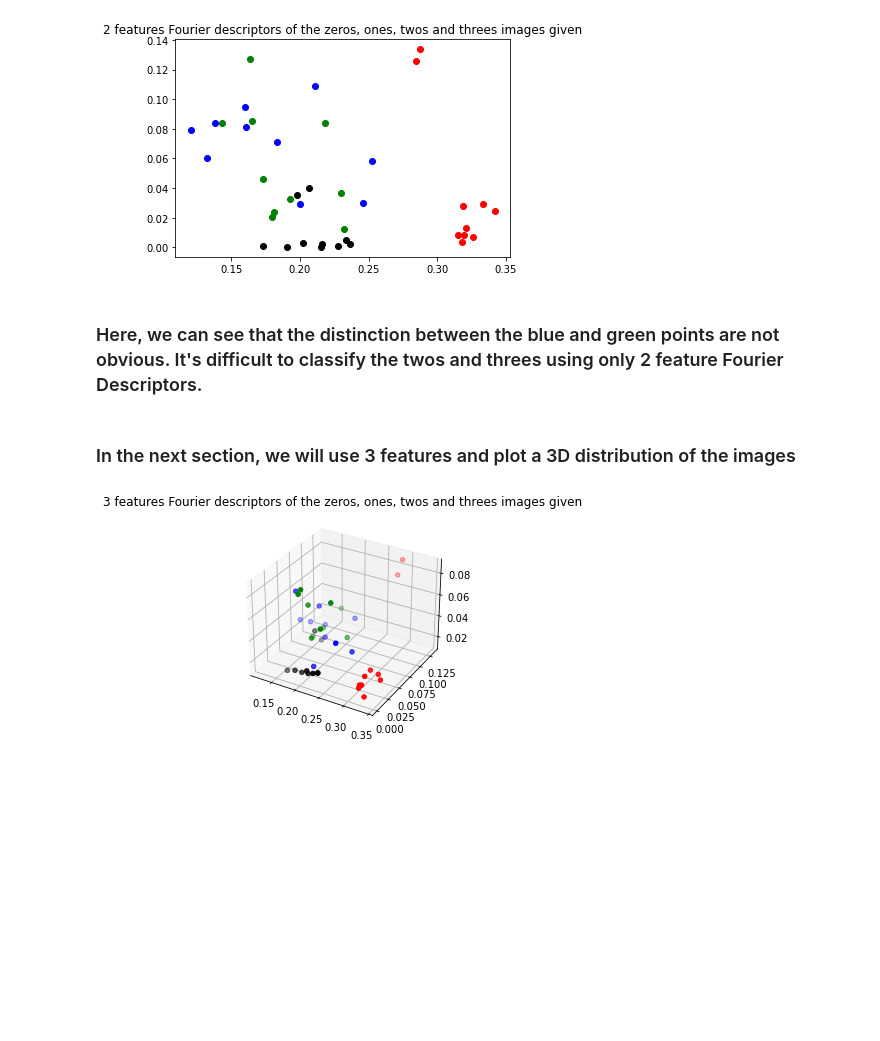
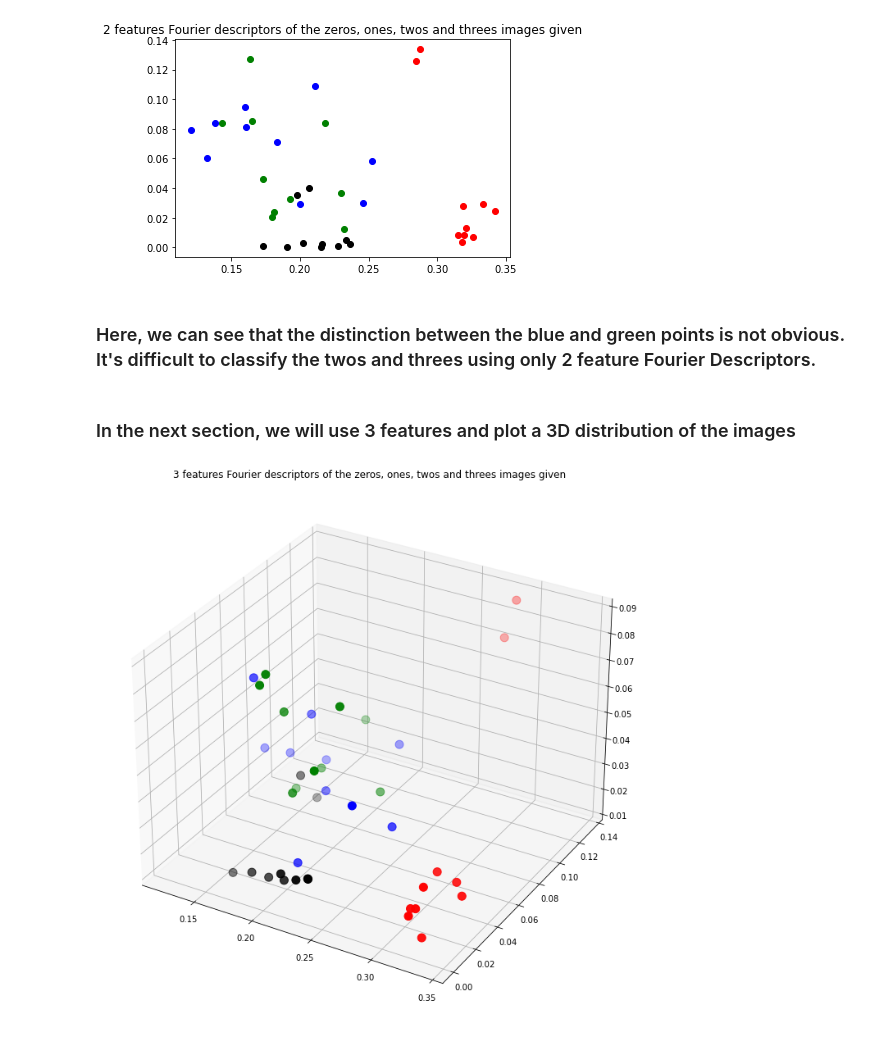
Before and after one commit to bouadiyanis/Image_processing_labs_EPFL, a Jupyter notebook: lab_02_object_description.ipynb, the cells around one changed output. Saved outputs shown, nothing was run; the diff lists cells and outputs as text; code cells hidden in the pictures; blank space fills up the shorter version.

```diff
--- a/lab_02_object_description.ipynb
+++ b/lab_02_object_description.ipynb
@@ -291,7 +334,7 @@ plt.show()
 # %% [output]
 [figure]
 # %% [markdown]
-### Here, we can see that the distinction between the blue and green points are not obvious. It's difficult to classify the twos and threes using only 2 feature Fourier Descriptors.
+### Here, we can see that the distinction between the blue and green points is not obvious. It's difficult to classify the twos and threes using only 2 feature Fourier Descriptors.
 # %% [markdown]
 ### In the next section, we will use 3 features and plot a 3D distribution of the images
 # %%
@@ -323,36 +366,36 @@ def Get_Data_bis(image):
 
 Coordinates_zeros=Get_Data_bis(zeros_im)
 Coordinates_ones=Get_Data_bis(ones_im)
 Coordinates_twos=Get_Data_bis(twos_im)
 Coordinates_threes=Get_Data_bis(threes_im)
 
-fig = plt.figure()
+fig = plt.figure(figsize=(12,12))
 ax = fig.add_subplot(111, projection='3d')
 
 X_ones = [x[0] for x in Coordinates_ones]
 Y_ones = [x[1] for x in Coordinates_ones]
 Z_ones = [x[2] for x in Coordinates_ones]
 
 X_zeros = [x[0] for x in Coordinates_zeros]
 Y_zeros = [x[1] for x in Coordinates_zeros]
 Z_zeros = [x[2] for x in Coordinates_zeros]
 
 X_twos = [x[0] for x in Coordinates_twos]
 Y_twos = [x[1] for x in Coordinates_twos]
 Z_twos = [x[2] for x in Coordinates_twos]
 
 X_threes = [x[0] for x in Coordinates_threes]
 Y_threes = [x[1] for x in Coordinates_threes]
 Z_threes = [x[2] for x in Coordinates_threes]
 
 
-ax.scatter(X_ones,Y_ones,Z_ones, color='black')
-ax.scatter(X_threes,Y_threes,Z_threes, color='blue')
-ax.scatter(X_zeros,Y_zeros,Z_zeros, color='red')
-ax.scatter(X_twos,Y_twos,Z_twos, color='green')
+ax.scatter(X_ones,Y_ones,Z_ones, color='black',s=100)
+ax.scatter(X_threes,Y_threes,Z_threes, color='blue',s=100)
+ax.scatter(X_zeros,Y_zeros,Z_zeros, color='red',s=100)
+ax.scatter(X_twos,Y_twos,Z_twos, color='green',s=100)
 
 
 plt.title('3 features Fourier descriptors of the zeros, ones, twos and threes images given')
 plt.show()
 # %% [output]
-[figure, old version]
+[figure, new version]
```
Also changed, not shown: parts of 14 cells of this notebook.
